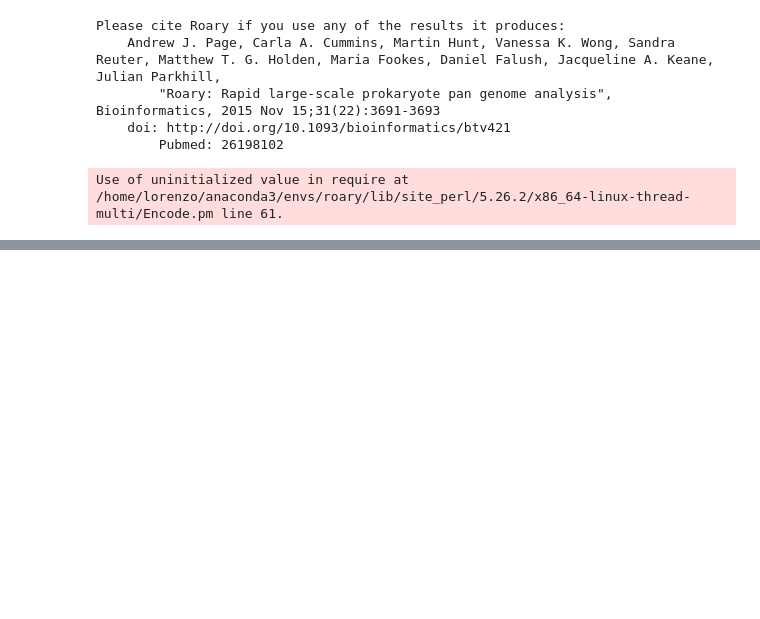
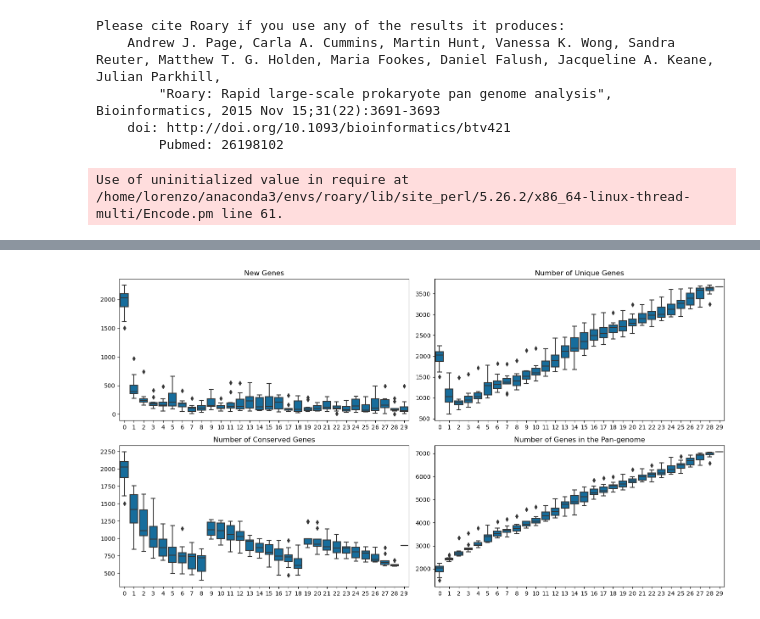
Before and after one commit to GentleHoney/Genomics_Project, a Jupyter notebook: proj_tmp.ipynb, the cells around one changed output, grey strips where cells are left out. Cells and saved outputs as stored; diff of their text form; code cells hidden in the pictures; blank space fills up the shorter version.

Commit message:
heaps law estimate for pangenome closedness

```diff
--- a/proj_tmp.ipynb
+++ b/proj_tmp.ipynb
@@ -408,2 +412,5 @@ roary_stats['No. isolates'].plot.hist()
 # %%
-roary_matrix.T
+newgenes_Rtab_csv = pd.read_csv(project_dir+"/roary_output/number_of_new_genes.Rtab",sep='\t',header=None)
+conservedgenes_Rtab_csv = pd.read_csv(project_dir+"/roary_output/number_of_conserved_genes.Rtab",sep='\t',header=None)
+uniquegenes_Rtab_csv = pd.read_csv(project_dir+"/roary_output/number_of_unique_genes.Rtab",sep='\t',header=None)
+pangenomegenes_Rtab_csv = pd.read_csv(project_dir+"/roary_output/number_of_genes_in_pan_genome.Rtab",sep='\t',header=None)
@@ -428,0 +417,11 @@ roary_matrix.T
+# %%
+
+df_list = [newgenes_Rtab_csv,uniquegenes_Rtab_csv,conservedgenes_Rtab_csv,pangenomegenes_Rtab_csv]
+titles = ["New Genes","Number of Unique Genes","Number of Conserved Genes","Number of Genes in the Pan-genome"]
+fig,ax=plt.subplots(2,2,figsize=(15,8))
+for i,(df,t) in enumerate(zip(df_list,titles)) :
+    sns.boxplot(df,color=sns.color_palette('colorblind')[0],ax=ax[i//2,i%2])
+    ax[i//2,i%2].set_title(t)
+plt.tight_layout()
+# %% [output]
+[figure, added]
```
Also changed, not shown: parts of 6 cells of this notebook.
